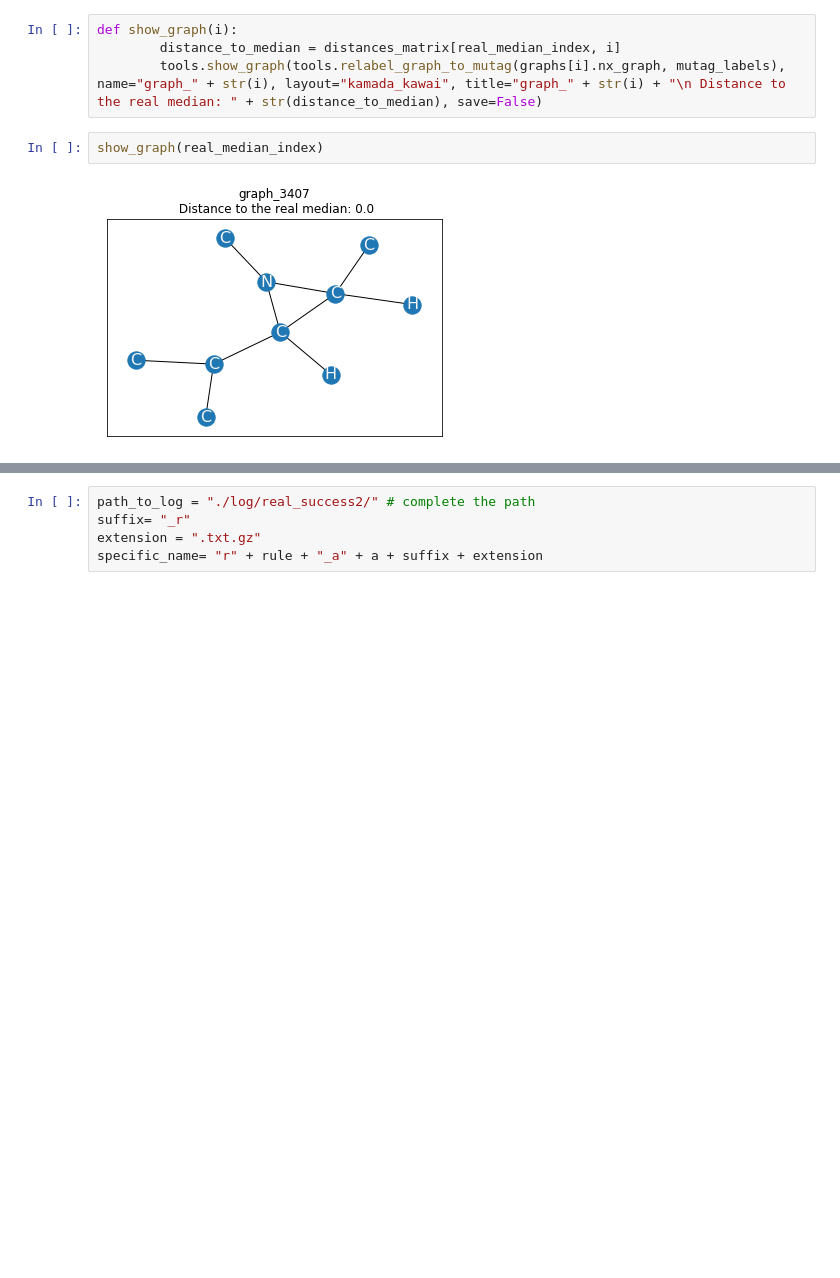
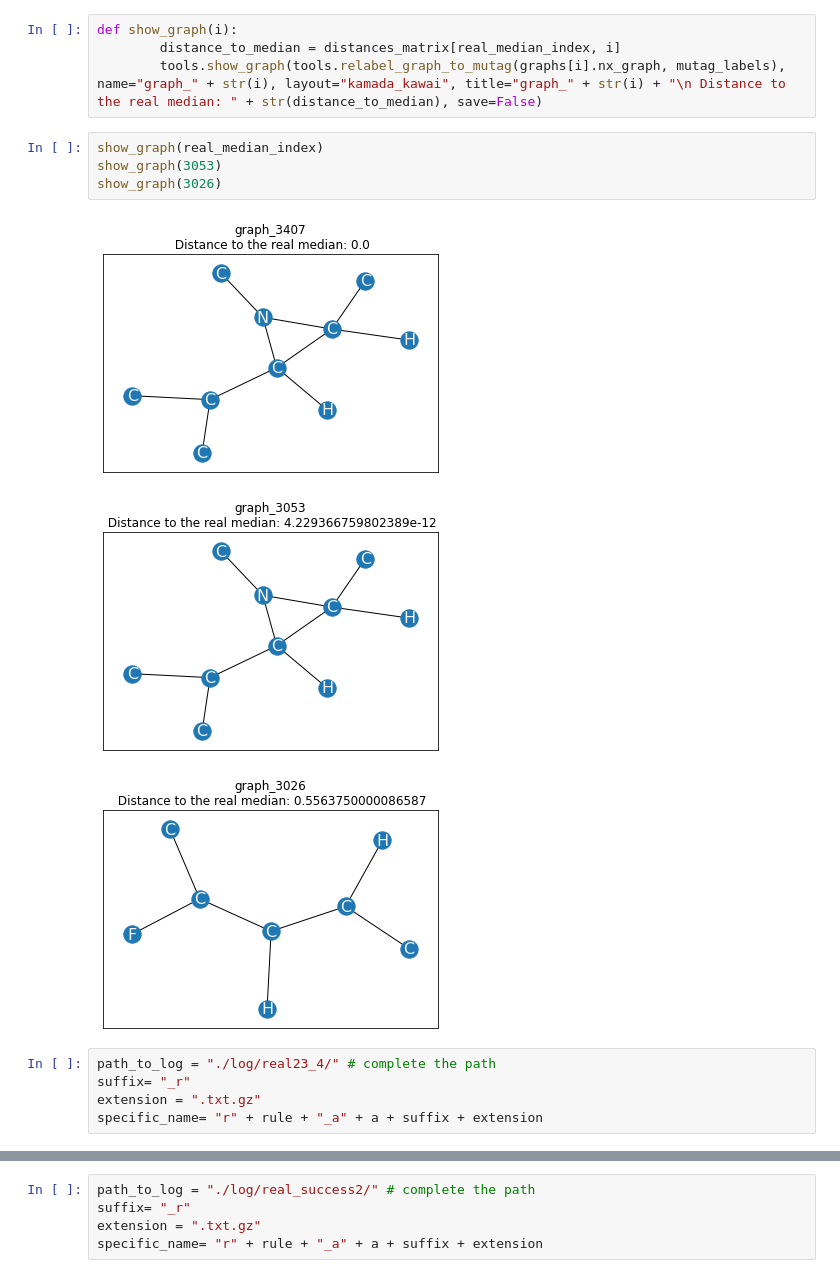
Before and after one commit to ElouanV/optimal_transport_for_gnn, a Jupyter notebook: src/study_median_approx.ipynb, the cells around one changed output, grey strips where cells are left out. Saved outputs shown, nothing was run; the diff lists cells and outputs as text; blank space fills up the shorter version.

```diff
--- a/src/study_median_approx.ipynb
+++ b/src/study_median_approx.ipynb
@@ -50,5 +47,14 @@ def show_graph(i):
         tools.show_graph(tools.relabel_graph_to_mutag(graphs[i].nx_graph, mutag_labels), name="graph_" + str(i), layout="kamada_kawai", title="graph_" + str(i) + "\n Distance to the real median: " + str(distance_to_median), save=False)
 # %%
 show_graph(real_median_index)
+show_graph(3053)
+show_graph(3026)
 # %% [output]
-[figure, old version]
+[figure, new version]
+[figure, added]
+[figure, added]
+# %%
+path_to_log = "./log/real23_4/" # complete the path
+suffix= "_r"
+extension = ".txt.gz"
+specific_name= "r" + rule + "_a" + a + suffix + extension
```
Also changed, not shown: parts of 7 cells of this notebook, 3 other files.
